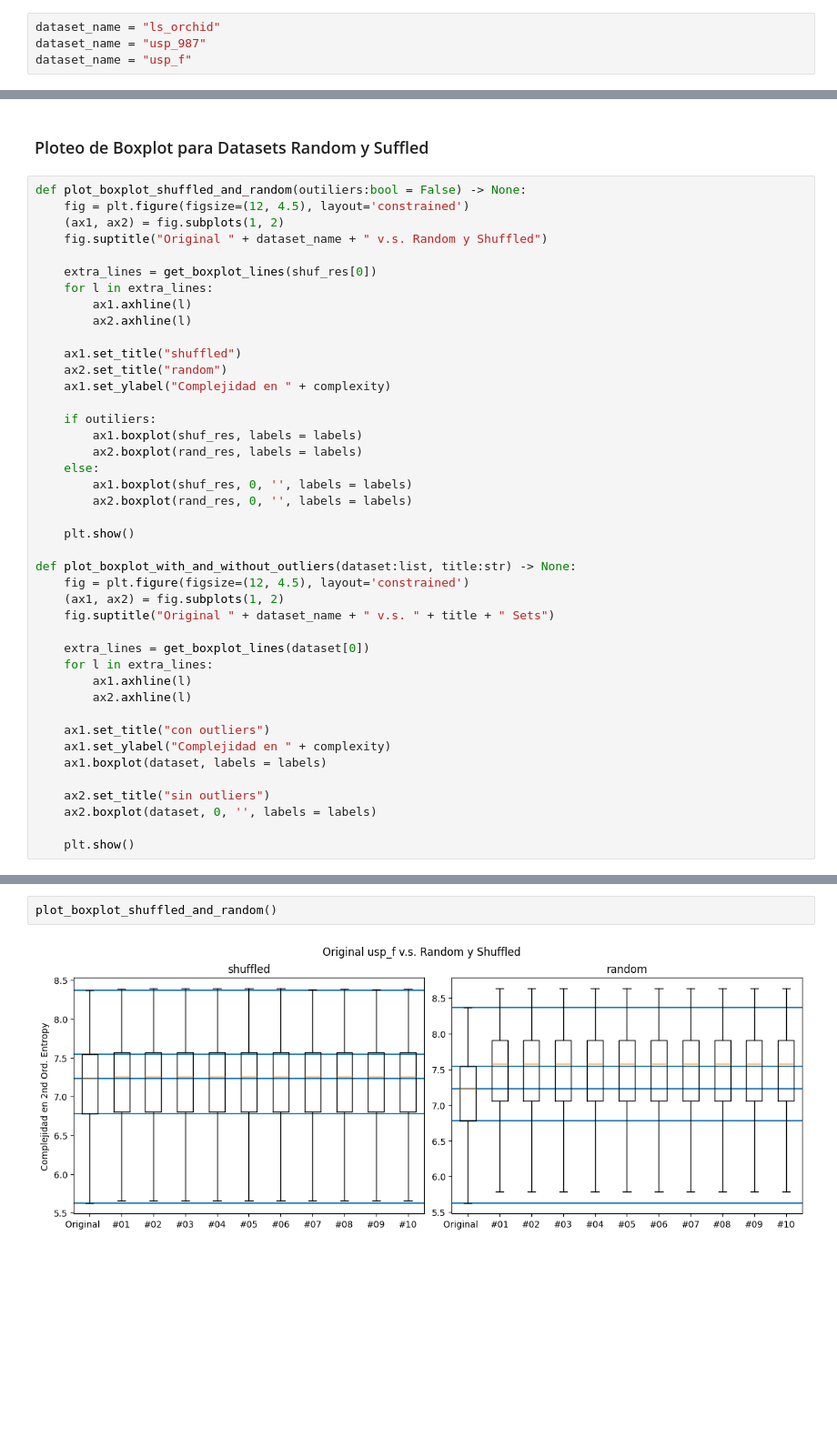
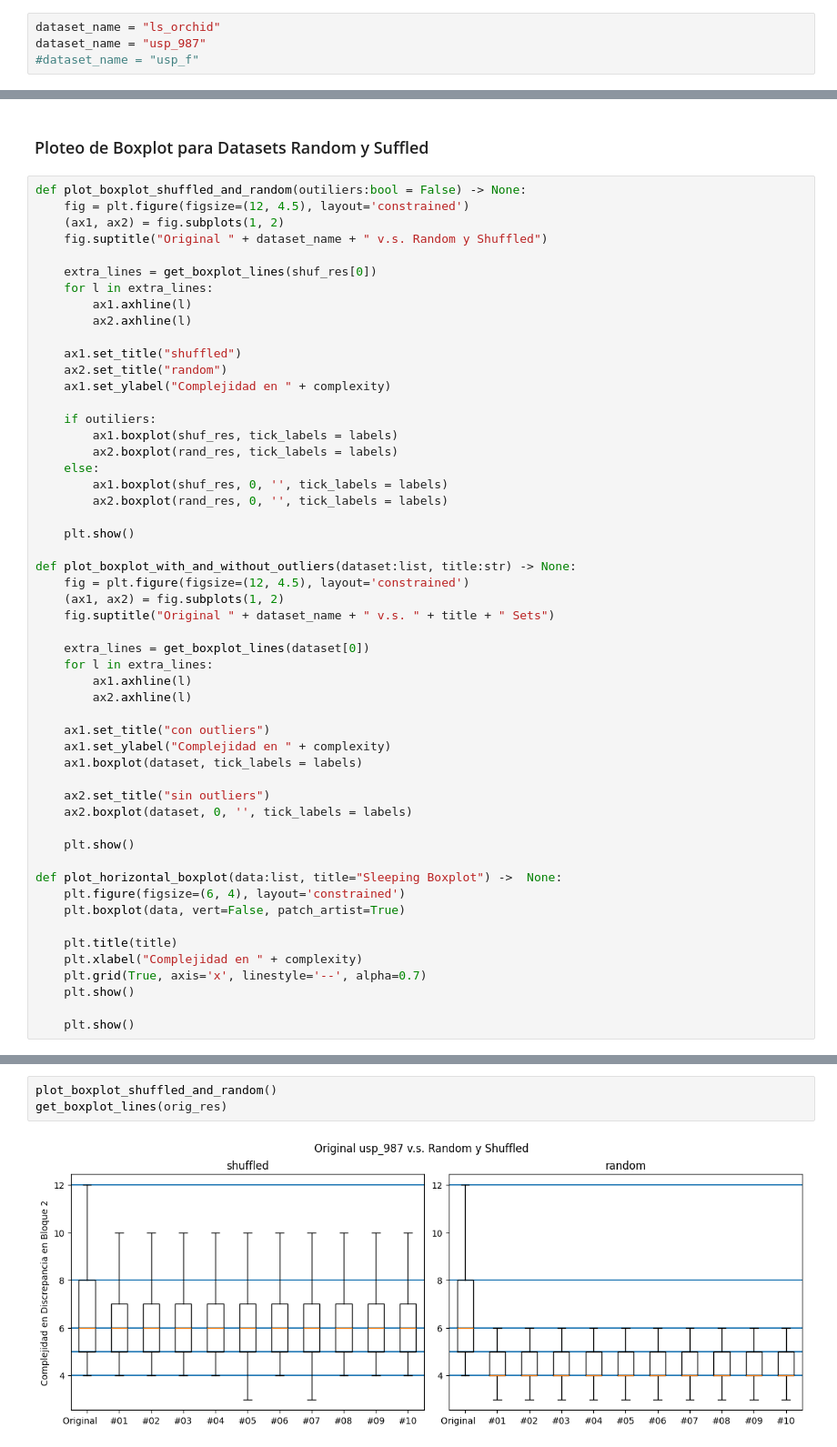
Before and after one commit to marianoOca/tesis, a Jupyter notebook: ploting_boxplots.ipynb, the cells around one changed output, grey strips where cells are left out. Shown: that part at 91% size. Saved outputs shown, nothing was run; the diff lists cells and outputs as text; blank space fills up the shorter version.

Commit message:
improved and added boxplots

```diff
--- a/ploting_boxplots.ipynb
+++ b/ploting_boxplots.ipynb
@@ -10,7 +10,7 @@ from misc_ploting import get_boxplot_lines, get_parameters_for
 # %%
 dataset_name = "ls_orchid"
 dataset_name = "usp_987"
-dataset_name = "usp_f"
+#dataset_name = "usp_f"
 # %% [markdown]
 ### Cantidad de aminoácidos por entrada
 # %%
@@ -96,11 +96,11 @@ def plot_boxplot_shuffled_and_random(outiliers:bool = False) -> None:
     ax1.set_ylabel("Complejidad en " + complexity)
 
     if outiliers:
-        ax1.boxplot(shuf_res, labels = labels)
-        ax2.boxplot(rand_res, labels = labels)
+        ax1.boxplot(shuf_res, tick_labels = labels)
+        ax2.boxplot(rand_res, tick_labels = labels)
     else:
-        ax1.boxplot(shuf_res, 0, '', labels = labels)
-        ax2.boxplot(rand_res, 0, '', labels = labels)
+        ax1.boxplot(shuf_res, 0, '', tick_labels = labels)
+        ax2.boxplot(rand_res, 0, '', tick_labels = labels)
 
     plt.show()
 
@@ -116,9 +116,20 @@ def plot_boxplot_with_and_without_outliers(dataset:list, title:str) -> None:
 
     ax1.set_title("con outliers")
     ax1.set_ylabel("Complejidad en " + complexity)
-    ax1.boxplot(dataset, labels = labels)
+    ax1.boxplot(dataset, tick_labels = labels)
 
     ax2.set_title("sin outliers")
-    ax2.boxplot(dataset, 0, '', labels = labels)
+    ax2.boxplot(dataset, 0, '', tick_labels = labels)
 
     plt.show()
+
+def plot_horizontal_boxplot(data:list, title="Sleeping Boxplot") ->  None:
+    plt.figure(figsize=(6, 4), layout='constrained')
+    plt.boxplot(data, vert=False, patch_artist=True)
+
+    plt.title(title)
+    plt.xlabel("Complejidad en " + complexity)
+    plt.grid(True, axis='x', linestyle='--', alpha=0.7)
+    plt.show()
+
+    plt.show()
@@ -125,4 +142,5 @@ def plot_boxplot_with_and_without_outliers(dataset:list, title:str) -> None:
 # %%
 plot_boxplot_shuffled_and_random()
+get_boxplot_lines(orig_res)
 # %% [output]
-[figure, old version]
+[figure, new version]
```
Also changed, not shown: parts of 7 cells of this notebook, 1 other file.
